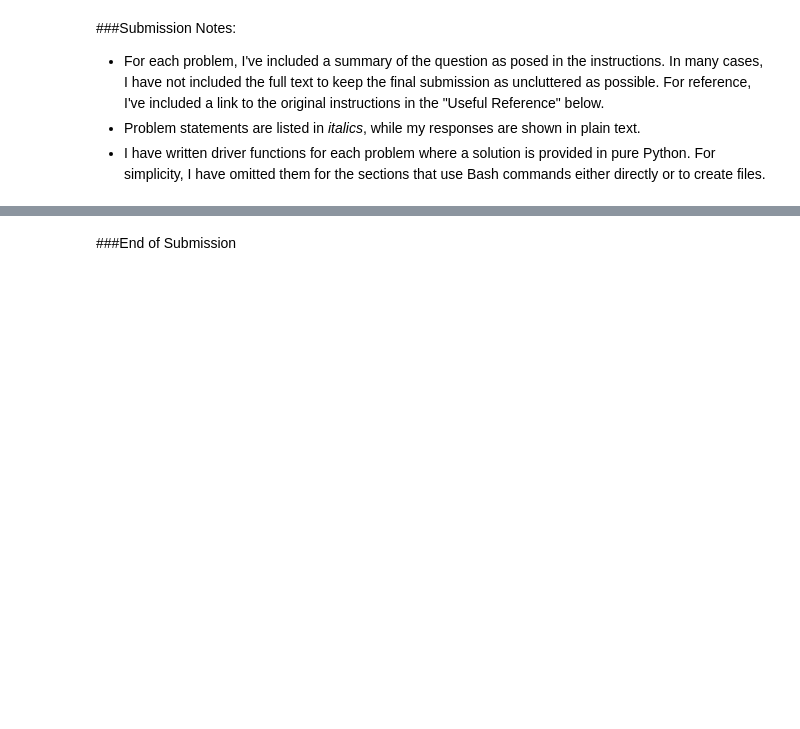
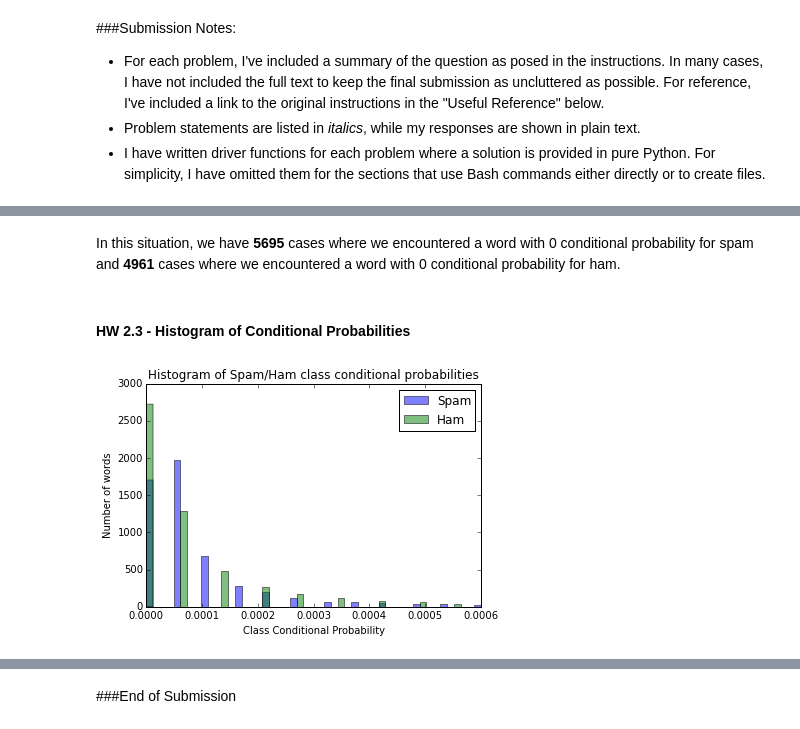
Before and after one commit to nickhamlin/mids_261_homework, a Jupyter notebook: HW2/MIDS-W261-2015-HWK-Week02-Hamlin.ipynb, the cells around one changed output, grey strips where cells are left out. Cells and saved outputs as stored; diff of their text form; code cells hidden in the pictures; blank space fills up the shorter version.

```diff
--- a/HW2/MIDS-W261-2015-HWK-Week02-Hamlin.ipynb
+++ b/HW2/MIDS-W261-2015-HWK-Week02-Hamlin.ipynb
@@ -746,0 +750,4 @@ When running the different flavors of Naive Bayes in scikit-learn, we see that t
+# %% [markdown]
+In this situation, we have **5695** cases where we encountered a word with 0 conditional probability for spam and **4961** cases where we encountered a word with 0 conditional probability for ham.
+# %% [markdown]
+#### HW 2.3 - Histogram of Conditional Probabilities
@@ -746,0 +756,30 @@ When running the different flavors of Naive Bayes in scikit-learn, we see that t
+# %%
+import pandas as pd
+import numpy as np
+import matplotlib.pyplot as plt
+
+def run_2_3():
+
+    #Load/clean data into pandas for easy plotting
+    data=pd.read_csv("histogram_data.txt", sep='\t', header=None)
+    columns=['word','p_spam','p_ham']
+    data.columns=columns
+    #Remove summary stat rows returned by the mapper, which have no value for p_ham
+    data=data[np.isfinite(data['p_ham'])]
+
+    #PLOT HISTOGRAM
+
+    #50 bins between 0 and 0.0006
+    #Any wider range than that is hard to read
+    bins = np.linspace(0, 0.0006, 50)
+    plt.hist(data['p_spam'], bins, alpha=0.5, label='Spam')
+    plt.hist(data['p_ham'], bins, alpha=0.5, label='Ham')
+    plt.xlabel("Class Conditional Probability")
+    plt.ylabel("Number of words")
+    plt.title("Histogram of Spam/Ham class conditional probabilities")
+    plt.legend(loc='upper right')
+    plt.show()
+
+run_2_3()
+# %% [output]
+[figure, added]
```
Also changed, not shown: parts of 146 cells of this notebook, 8 other files.
